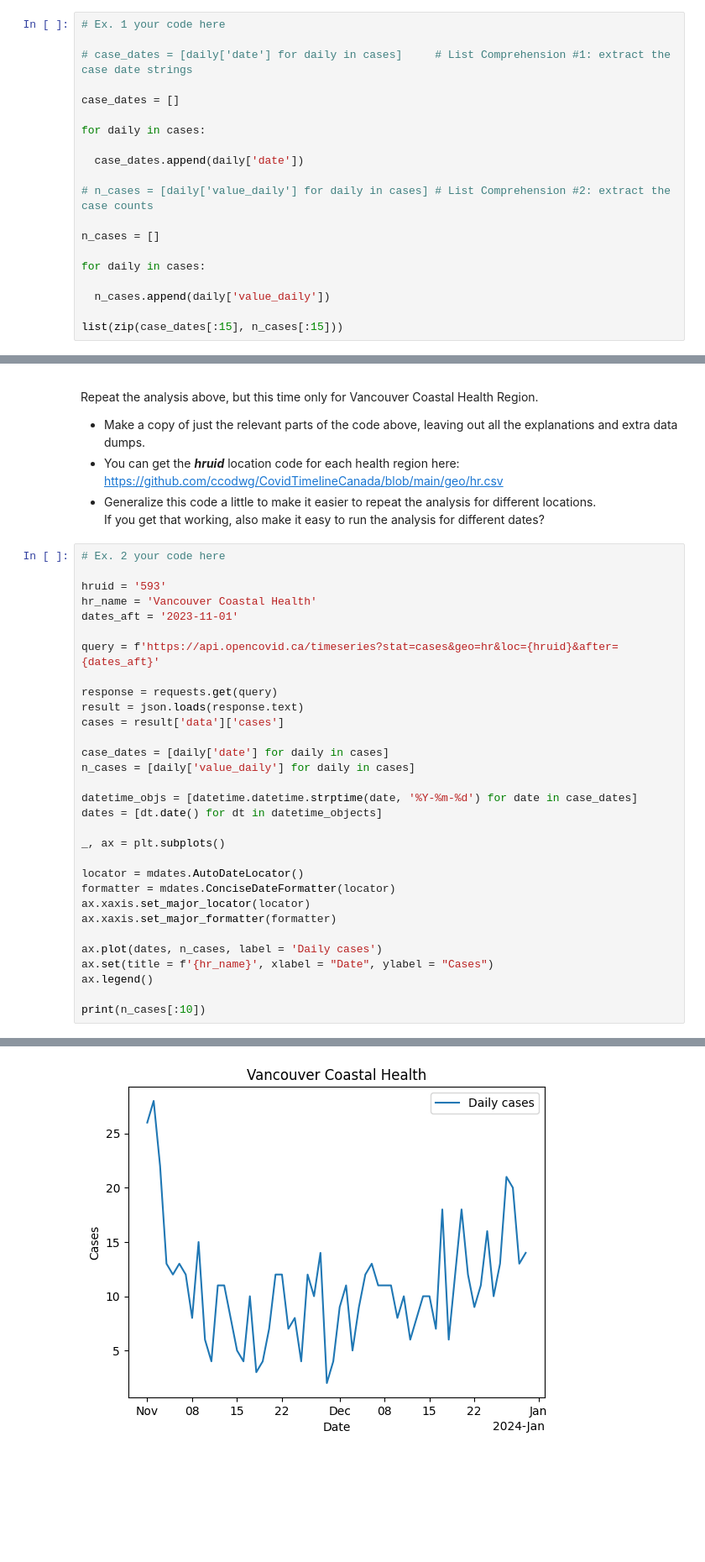
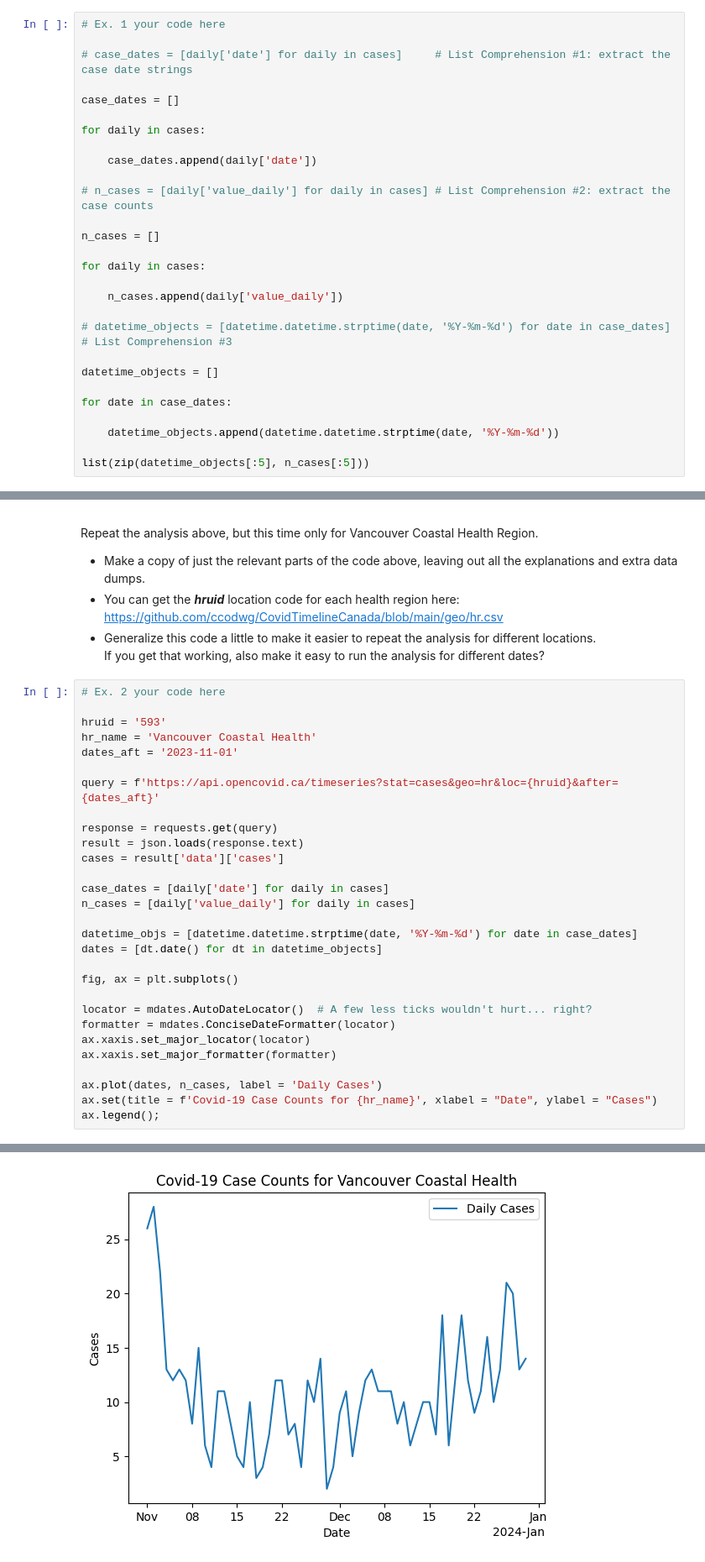
Before and after one commit to zhdavidlu/cap-comp215, a Jupyter notebook: labs/lab01-intro.ipynb, the cells around one changed output, grey strips where cells are left out. Shown: that part at 84% size. Cells and saved outputs as stored; diff of their text form; blank space fills up the shorter version.

```diff
--- a/labs/lab01-intro.ipynb
+++ b/labs/lab01-intro.ipynb
@@ -120,7 +120,7 @@ case_dates = []
 
 for daily in cases:
 
-  case_dates.append(daily['date'])
+    case_dates.append(daily['date'])
 
 # n_cases = [daily['value_daily'] for daily in cases] # List Comprehension #2: extract the case counts
 
@@ -128,7 +128,15 @@ n_cases = []
 
 for daily in cases:
 
-  n_cases.append(daily['value_daily'])
+    n_cases.append(daily['value_daily'])
 
-list(zip(case_dates[:15], n_cases[:15]))
+# datetime_objects = [datetime.datetime.strptime(date, '%Y-%m-%d') for date in case_dates]  # List Comprehension #3
+
+datetime_objects = []
+
+for date in case_dates:
+
+    datetime_objects.append(datetime.datetime.strptime(date, '%Y-%m-%d'))
+
+list(zip(datetime_objects[:5], n_cases[:5]))
 # %% [output]
@@ -200,16 +198,14 @@ n_cases = [daily['value_daily'] for daily in cases]
 datetime_objs = [datetime.datetime.strptime(date, '%Y-%m-%d') for date in case_dates]
 dates = [dt.date() for dt in datetime_objects]
 
-_, ax = plt.subplots()
+fig, ax = plt.subplots()
 
-locator = mdates.AutoDateLocator()
+locator = mdates.AutoDateLocator()  # A few less ticks wouldn't hurt... right?
 formatter = mdates.ConciseDateFormatter(locator)
 ax.xaxis.set_major_locator(locator)
 ax.xaxis.set_major_formatter(formatter)
 
-ax.plot(dates, n_cases, label = 'Daily cases')
-ax.set(title = f'{hr_name}', xlabel = "Date", ylabel = "Cases")
-ax.legend()
-
-print(n_cases[:10])
+ax.plot(dates, n_cases, label = 'Daily Cases')
+ax.set(title = f'Covid-19 Case Counts for {hr_name}', xlabel = "Date", ylabel = "Cases")
+ax.legend();
 # %% [output]
@@ -217,4 +212,4 @@ print(n_cases[:10])
-[figure, old version]
+[figure, new version]
 # %% [markdown]
 ## Challenge Exercise - Take your skills to the next level...
 
```
Also changed, not shown: parts of 7 cells of this notebook.
